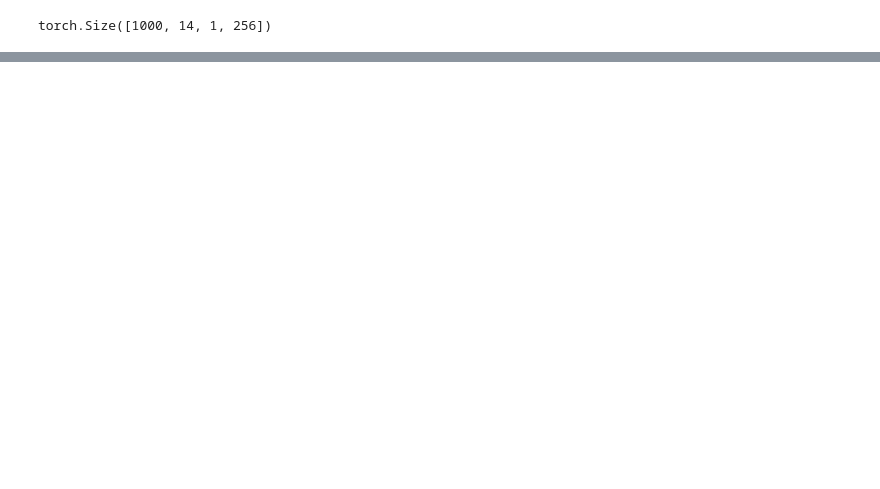
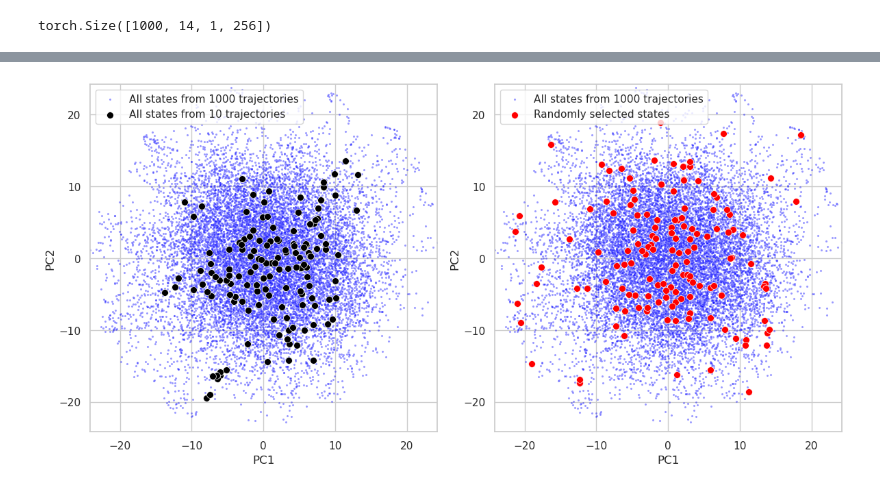
Before and after one commit to yegonkim/stap, a Jupyter notebook: diversity_visualization_ks.ipynb, the cells around one changed output, grey strips where cells are left out. Saved outputs shown, nothing was run; the diff lists cells and outputs as text; code cells hidden in the pictures; blank space fills up the shorter version.

```diff
--- a/diversity_visualization_ks.ipynb
+++ b/diversity_visualization_ks.ipynb
@@ -76,0 +123,47 @@ torch.Size([14000, 256])
+# %%
+import seaborn as sns
+import matplotlib.pyplot as plt
+import numpy as np
+from sklearn.decomposition import PCA
+import torch
+
+# Assuming the previous setup (data preparation and PCA) remains the same
+# Scatter plot using seaborn
+
+# Set seaborn style for prettier plots
+sns.set(style='whitegrid')
+
+# Create subplots
+fig, axes = plt.subplots(1, 2, figsize=(12, 6))  # 1 row, 2 columns
+
+# Calculate the limits based on the data (both x and y should have the same limits)
+min_limit = min(np.min(data_transformed[:, 0]), np.min(data_transformed[:, 1]))
+max_limit = max(np.max(data_transformed[:, 0]), np.max(data_transformed[:, 1]))
+
+# First plot: selected components in black, larger and with different transparency for blue
+sns.scatterplot(ax=axes[0], x=data_transformed[:, 0], y=data_transformed[:, 1], color='blue', s=5, alpha=0.4, label='All states from 1000 trajectories')  # smaller blue dots
+sns.scatterplot(ax=axes[0], x=data_transformed[selected, 0], y=data_transformed[selected, 1], color='black', s=50, edgecolor='white', linewidth=0.5, label='All states from 10 trajectories')  # larger black dots with white edge
+axes[0].set_aspect('equal', adjustable='box')
+axes[0].set_xlabel('PC1')
+axes[0].set_ylabel('PC2')
+axes[0].legend()
+axes[0].set_xlim(min_limit, max_limit)
+axes[0].set_ylim(min_limit, max_limit)
+
+# Second plot: selected_scattered components in red, larger with edge color
+sns.scatterplot(ax=axes[1], x=data_transformed[:, 0], y=data_transformed[:, 1], color='blue', s=5, alpha=0.4, label='All states from 1000 trajectories')  # smaller blue dots
+sns.scatterplot(ax=axes[1], x=data_transformed[selected_scattered, 0], y=data_transformed[selected_scattered, 1], color='red', s=50, edgecolor='white', linewidth=0.5, label='Randomly selected states')  # larger red dots with white edge
+axes[1].set_aspect('equal', adjustable='box')
+axes[1].set_xlabel('PC1')
+axes[1].set_ylabel('PC2')
+axes[1].legend()
+axes[1].set_xlim(min_limit, max_limit)
+axes[1].set_ylim(min_limit, max_limit)
+
+# Adjust layout
+plt.tight_layout()
+
+# Show the plots
+plt.show()
+# %% [output]
+[figure, added]
```
Also changed, not shown: parts of 3 cells of this notebook, 45 other files.
